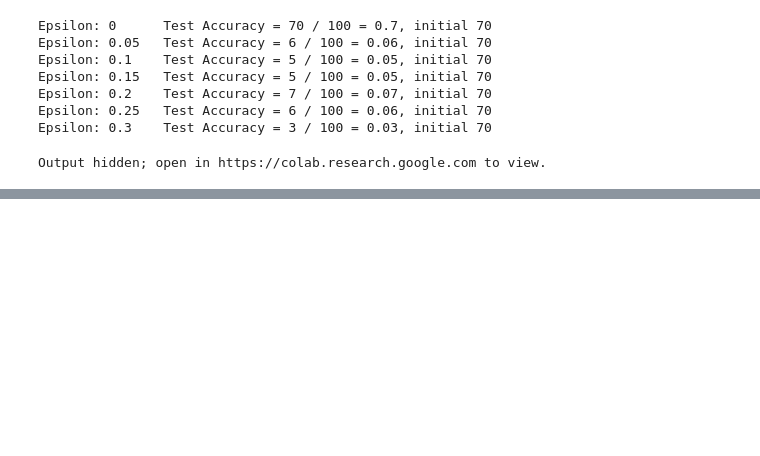
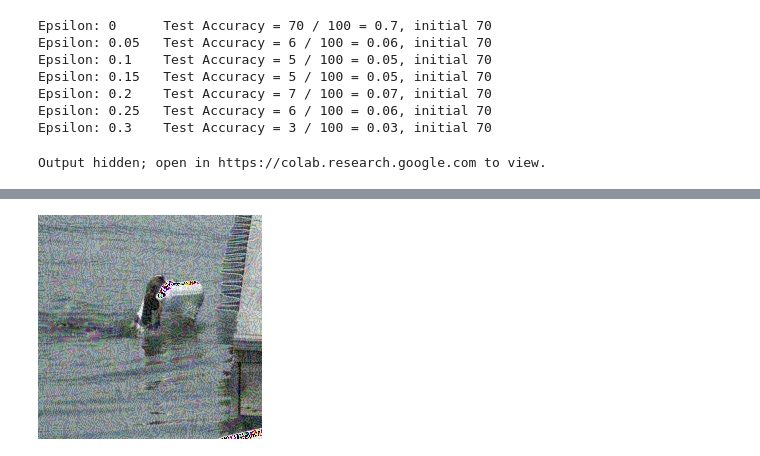
Before and after one commit to Pikus16/adversarial_explainability, a Jupyter notebook: Saliency Adversarial.ipynb, the cells around one changed output, grey strips where cells are left out. Cells and saved outputs as stored; diff of their text form; code cells hidden in the pictures; blank space fills up the shorter version.

```diff
--- a/Saliency Adversarial.ipynb
+++ b/Saliency Adversarial.ipynb
@@ -403,0 +399,4 @@ tensor([[[[ 0.0042, -0.0787,  0.0042,  ..., -0.1472, -0.1472, -0.0301],
+# %%
+deprocess(perturbed_data)
+# %% [output]
+[figure, added]
```
Also changed, not shown: parts of 16 cells of this notebook.
